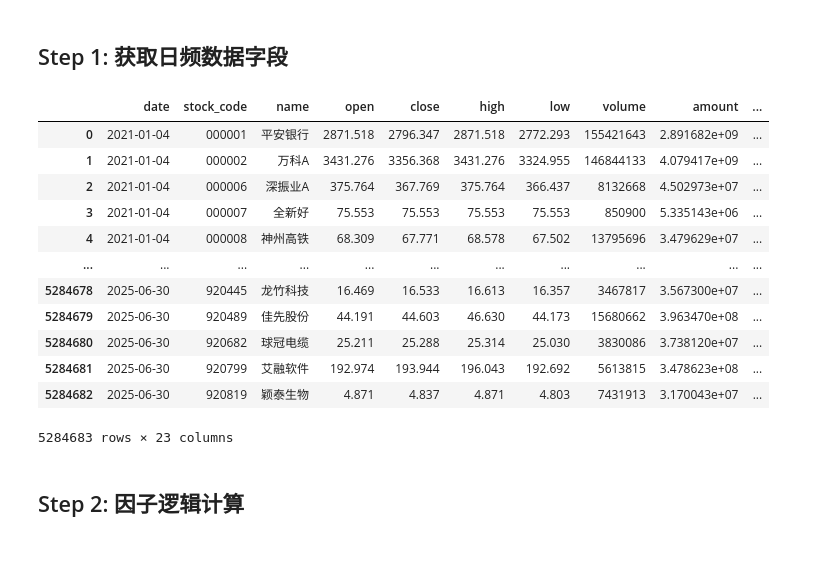
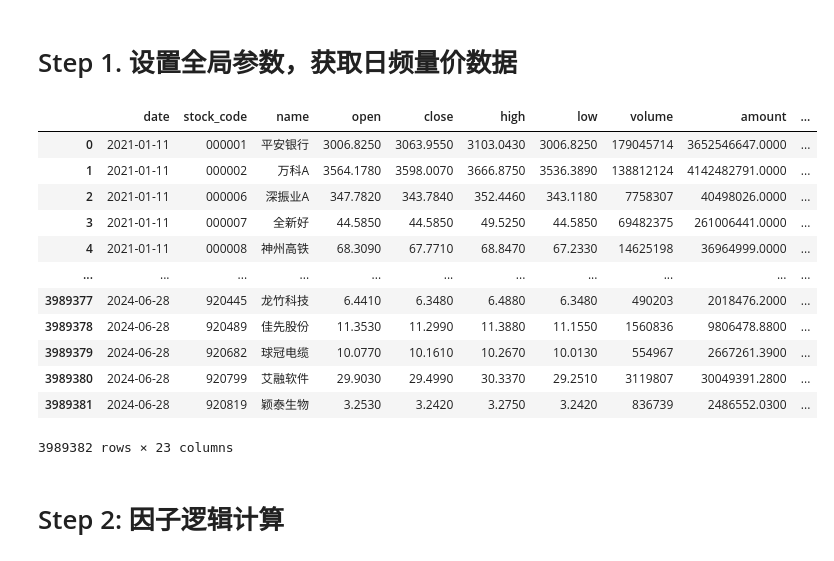
Before and after one commit to xdedmyao/Factor-Analysis, a Jupyter notebook: generate_factor.ipynb, the cells around one changed output. Drawn from its saved outputs; the diff is of its cells as text; code cells hidden in the pictures.

```diff
--- a/generate_factor.ipynb
+++ b/generate_factor.ipynb
@@ -7,21 +1,24 @@ end_date = '2025-07-01'
 # %% [markdown]
-## Step 1: 获取日频数据字段
+# Step 1. 设置全局参数，获取日频量价数据
-# %%
-df = get_daily_data(start_date, end_date)
-df
-# %% [output]
-|  | date | stock_code | name | open | close | high | low | volume | amount | ... |
-| 0 | 2021-01-04 | 000001 | 平安银行 | 2871.518 | 2796.347 | 2871.518 | 2772.293 | 155421643 | 2.891682e+09 | ... |
-| 1 | 2021-01-04 | 000002 | 万科A | 3431.276 | 3356.368 | 3431.276 | 3324.955 | 146844133 | 4.079417e+09 | ... |
-| 2 | 2021-01-04 | 000006 | 深振业A | 375.764 | 367.769 | 375.764 | 366.437 | 8132668 | 4.502973e+07 | ... |
-| 3 | 2021-01-04 | 000007 | 全新好 | 75.553 | 75.553 | 75.553 | 75.553 | 850900 | 5.335143e+06 | ... |
-| 4 | 2021-01-04 | 000008 | 神州高铁 | 68.309 | 67.771 | 68.578 | 67.502 | 13795696 | 3.479629e+07 | ... |
-| ... | ... | ... | ... | ... | ... | ... | ... | ... | ... | ... |
-| 5284678 | 2025-06-30 | 920445 | 龙竹科技 | 16.469 | 16.533 | 16.613 | 16.357 | 3467817 | 3.567300e+07 | ... |
-| 5284679 | 2025-06-30 | 920489 | 佳先股份 | 44.191 | 44.603 | 46.630 | 44.173 | 15680662 | 3.963470e+08 | ... |
-| 5284680 | 2025-06-30 | 920682 | 球冠电缆 | 25.211 | 25.288 | 25.314 | 25.030 | 3830086 | 3.738120e+07 | ... |
-| 5284681 | 2025-06-30 | 920799 | 艾融软件 | 192.974 | 193.944 | 196.043 | 192.692 | 5613815 | 3.478623e+08 | ... |
-| 5284682 | 2025-06-30 | 920819 | 颖泰生物 | 4.871 | 4.837 | 4.871 | 4.803 | 7431913 | 3.170043e+07 | ... |
-5284683 rows × 23 columns
+# %%
+from backtest.tools import *
+start_date = '2021-01-11'
+end_date = '2024-06-30'
+df = get_daily_data(start_date, end_date)
+df
+# %% [output]
+|  | date | stock_code | name | open | close | high | low | volume | amount | ... |
+| 0 | 2021-01-11 | 000001 | 平安银行 | 3006.8250 | 3063.9550 | 3103.0430 | 3006.8250 | 179045714 | 3652546647.0000 | ... |
+| 1 | 2021-01-11 | 000002 | 万科A | 3564.1780 | 3598.0070 | 3666.8750 | 3536.3890 | 138812124 | 4142482791.0000 | ... |
+| 2 | 2021-01-11 | 000006 | 深振业A | 347.7820 | 343.7840 | 352.4460 | 343.1180 | 7758307 | 40498026.0000 | ... |
+| 3 | 2021-01-11 | 000007 | 全新好 | 44.5850 | 44.5850 | 49.5250 | 44.5850 | 69482375 | 261006441.0000 | ... |
+| 4 | 2021-01-11 | 000008 | 神州高铁 | 68.3090 | 67.7710 | 68.8470 | 67.2330 | 14625198 | 36964999.0000 | ... |
+| ... | ... | ... | ... | ... | ... | ... | ... | ... | ... | ... |
+| 3989377 | 2024-06-28 | 920445 | 龙竹科技 | 6.4410 | 6.3480 | 6.4880 | 6.3480 | 490203 | 2018476.2000 | ... |
+| 3989378 | 2024-06-28 | 920489 | 佳先股份 | 11.3530 | 11.2990 | 11.3880 | 11.1550 | 1560836 | 9806478.8800 | ... |
+| 3989379 | 2024-06-28 | 920682 | 球冠电缆 | 10.0770 | 10.1610 | 10.2670 | 10.0130 | 554967 | 2667261.3900 | ... |
+| 3989380 | 2024-06-28 | 920799 | 艾融软件 | 29.9030 | 29.4990 | 30.3370 | 29.2510 | 3119807 | 30049391.2800 | ... |
+| 3989381 | 2024-06-28 | 920819 | 颖泰生物 | 3.2530 | 3.2420 | 3.2750 | 3.2420 | 836739 | 2486552.0300 | ... |
+3989382 rows × 23 columns
 # %% [markdown]
-## Step 2: 因子逻辑计算
+# Step 2: 因子逻辑计算
```
Also changed, not shown: parts of 6 cells of this notebook, 20 other files.
